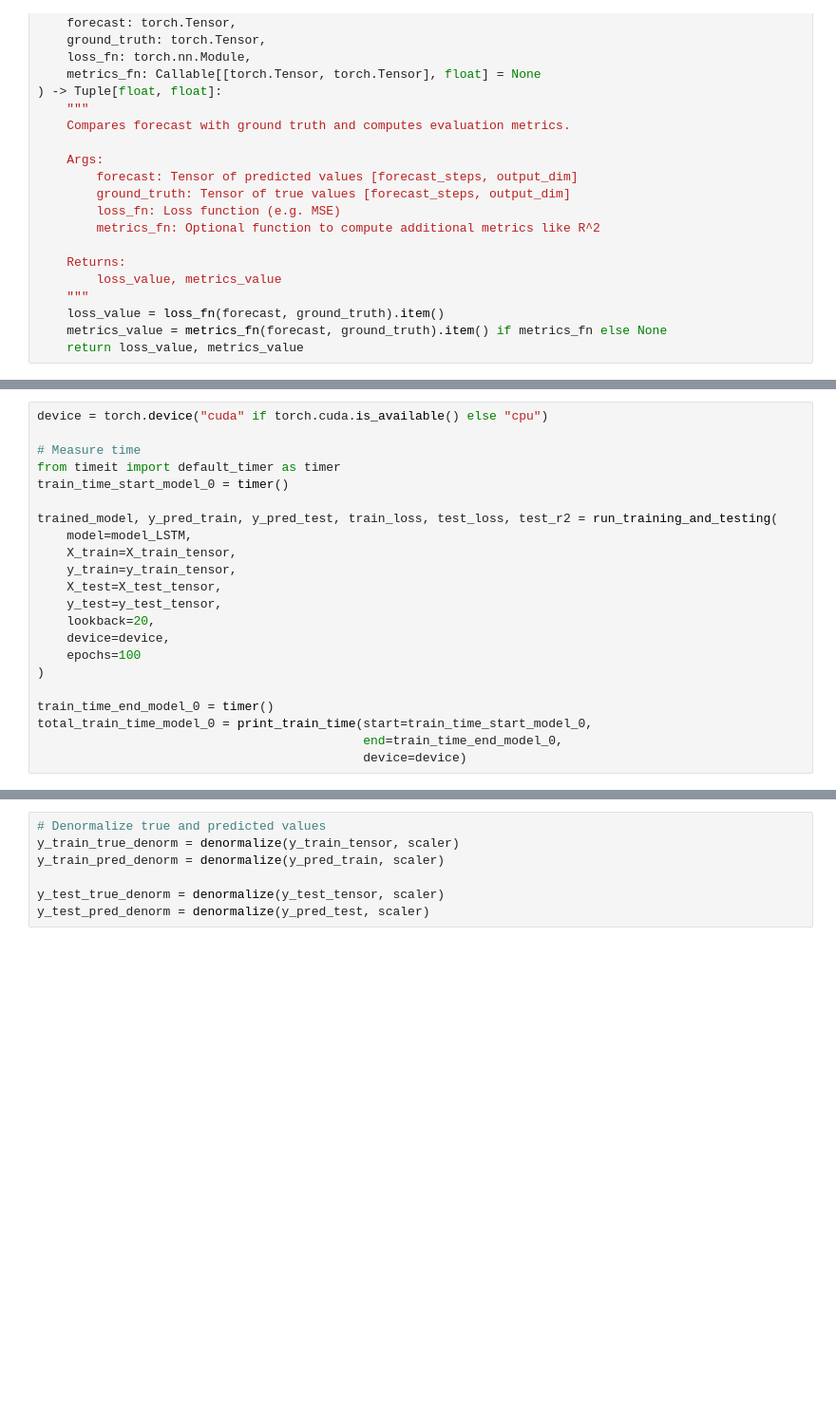
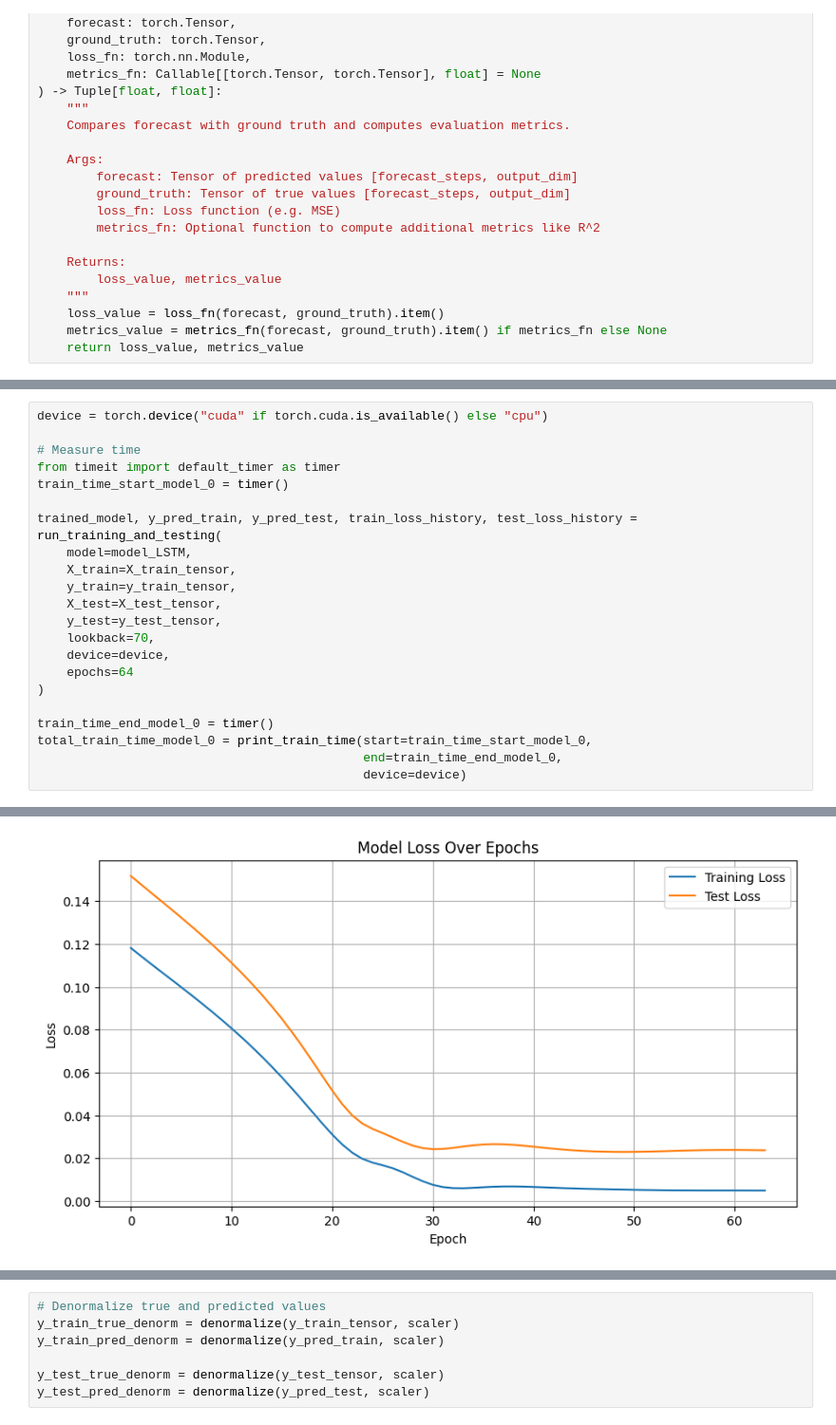
Before and after one commit to Eric-Babablacksheep/Quant_Trading, a Jupyter notebook: lstm.ipynb, the cells around one changed output, grey strips where cells are left out. Shown: that part at 95% size. Saved outputs shown, nothing was run; the diff lists cells and outputs as text; blank space fills up the shorter version.

Commit message:
lstm and forward test updated

```diff
--- a/lstm.ipynb
+++ b/lstm.ipynb
@@ -226,15 +239,15 @@ device = torch.device("cuda" if torch.cuda.is_available() else "cpu")
 from timeit import default_timer as timer
 train_time_start_model_0 = timer()
 
-trained_model, y_pred_train, y_pred_test, train_loss, test_loss, test_r2 = run_training_and_testing(
+trained_model, y_pred_train, y_pred_test, train_loss_history, test_loss_history = run_training_and_testing(
     model=model_LSTM,
     X_train=X_train_tensor,
     y_train=y_train_tensor,
     X_test=X_test_tensor,
     y_test=y_test_tensor,
-    lookback=20,
+    lookback=70,
     device=device,
-    epochs=100
+    epochs=64
 )
 
 train_time_end_model_0 = timer()
@@ -256,0 +270 @@ Epoch [80/100]
+[figure, added]
```
Also changed, not shown: parts of 21 cells of this notebook.
